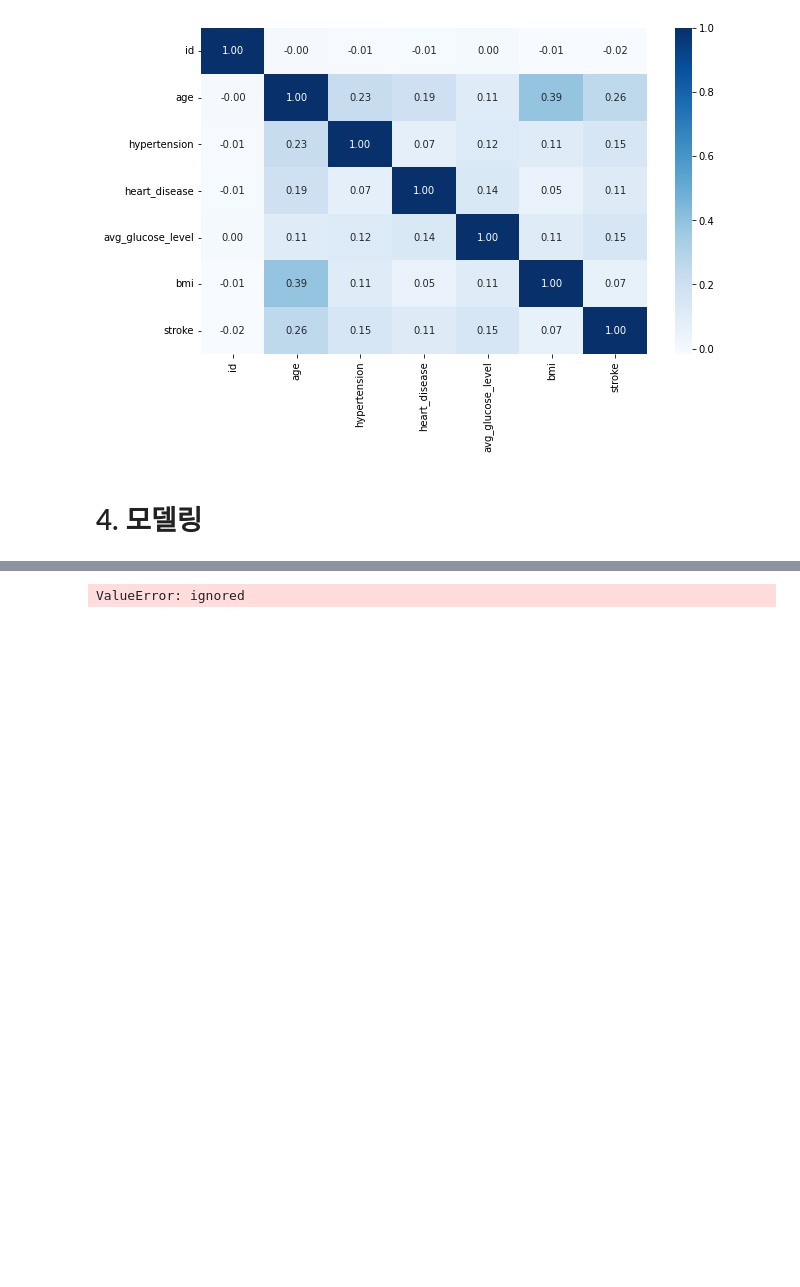
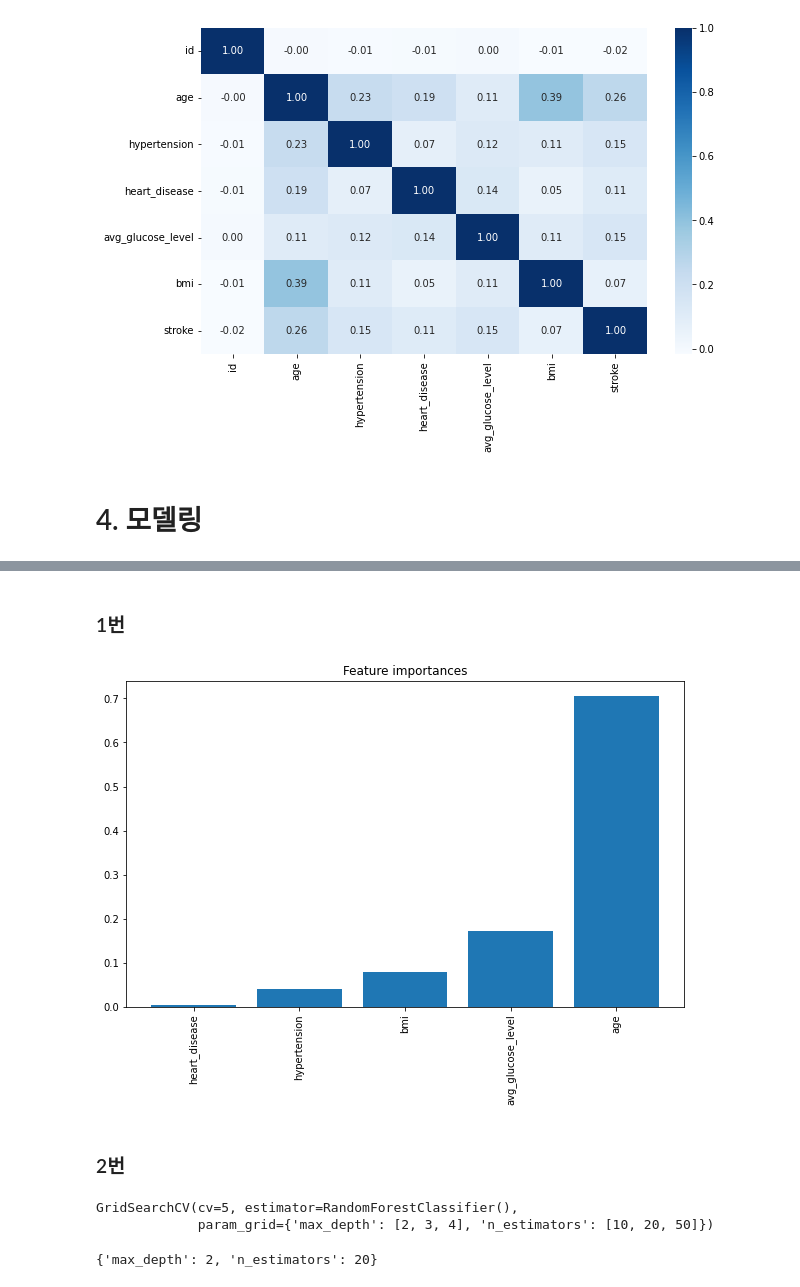
Before and after one commit to JaeHong-Park987/Stroke, a Jupyter notebook: Stroke 데이터 분석.ipynb, the cells around one changed output, grey strips where cells are left out. Cells and saved outputs as stored; diff of their text form; code cells hidden in the pictures; blank space fills up the shorter version.

Commit message:
RandomForest를 활용한 Stroke 예측

```diff
--- a/Stroke 데이터 분석.ipynb
+++ b/Stroke 데이터 분석.ipynb
@@ -1580,4 +1580,7 @@ sns.heatmap(df_numeric.corr(), cmap = 'Blues', annot = True, fmt = ".2f")
 [figure]
 # %% [markdown]
 # 4. 모델링
+# %%
+df_stroke = pd.read_csv('/content/drive/MyDrive/data/stroke/train.csv')
+df_stroke2 = pd.read_csv('/content/drive/MyDrive/data/stroke/test.csv')
 # %% [markdown]
@@ -1623,4 +1588,57 @@ model = DecisionTreeClassifier(max_depth = 4)
-# %%
-model.fit(X_train, y_train)
-# %% [output]
-ValueError: ignored
+# %% [markdown]
+### 1번
+# %%
+# 데이터가 숫자인 변수만 가져오기
+df_train = df_stroke.loc[:,['age', 'hypertension', 'heart_disease', 'avg_glucose_level', 'bmi', 'stroke']]
+df_test = df_stroke2.loc[:, ['age', 'hypertension', 'heart_disease', 'avg_glucose_level', 'bmi']]
+
+# train 데이터 X, y 분리
+X_train = df_train.drop('stroke', axis = 1)
+y_train = df_train[['stroke']]
+
+
+# 모델링
+model = RandomForestClassifier(n_estimators = 10, max_depth = 4, random_state = 42)
+model.fit(X_train, y_train)
+predictions = model.predict(df_test)
+# %%
+# 모델링에 사용된 변수들의 중요도 시각화
+importances = model.feature_importances_
+
+indices_sorted = np.argsort(importances)
+
+plt.figure(figsize = (10, 6))
+plt.title("Feature importances")
+plt.bar(range(len(importances)), importances[indices_sorted])
+plt.xticks(range(len(importances)), X_train.columns[indices_sorted], rotation = 90)
+plt.show()
+# %% [output]
+[figure, added]
+# %% [markdown]
+### 2번
+# %%
+# 데이터가 문자형인 데이터 one-hot-encoding 처리
+one_hot_encoded_df_train = pd.get_dummies(data = df_stroke, columns = ['gender','ever_married','work_type','Residence_type','smoking_status'])
+one_hot_encoded_df_test = pd.get_dummies(data = df_stroke2, columns = ['gender','ever_married','work_type','Residence_type','smoking_status'])
+
+# train 데이터 X, y 분리
+X_train = one_hot_encoded_df_train.drop('stroke', axis = 1)
+y_train = one_hot_encoded_df_train[['stroke']]
+
+# 그리드서치를 하기 위한 여러 파라미터 설정
+hyper_parameter = {
+    'n_estimators' : [10, 20, 50],
+    'max_depth' : [2, 3, 4]
+}
+
+# 그리드 서치로 최적의 파라미터 찾기
+model = RandomForestClassifier()
+hyper_parameter_tuner = GridSearchCV(model, hyper_parameter, cv = 5)
+hyper_parameter_tuner.fit(X_train, y_train)
+# %% [output]
+GridSearchCV(cv=5, estimator=RandomForestClassifier(),
+             param_grid={'max_depth': [2, 3, 4], 'n_estimators': [10, 20, 50]})
+# %%
+hyper_parameter_tuner.best_params_
+# %% [output]
+{'max_depth': 2, 'n_estimators': 20}
```
Also changed, not shown: parts of 11 cells of this notebook, 1 other file.
